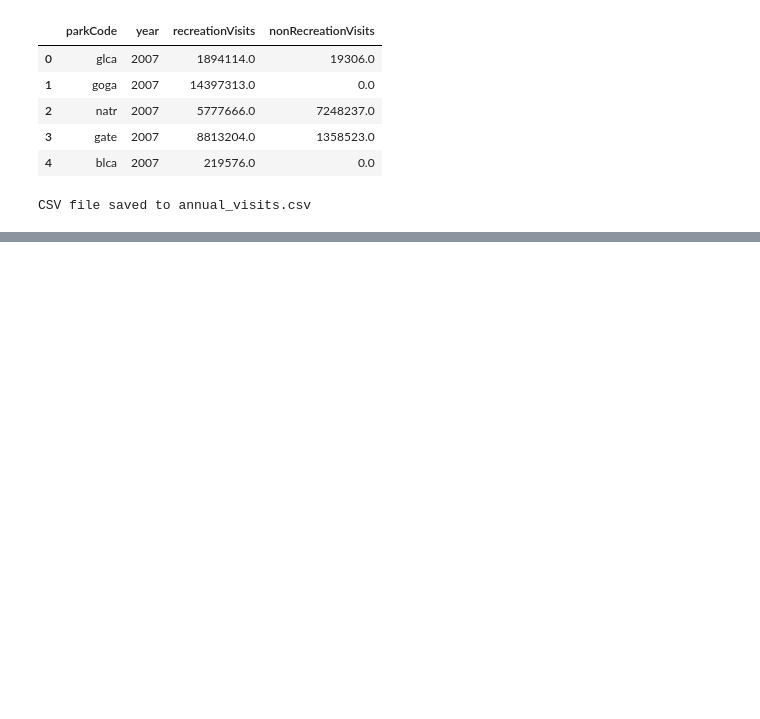
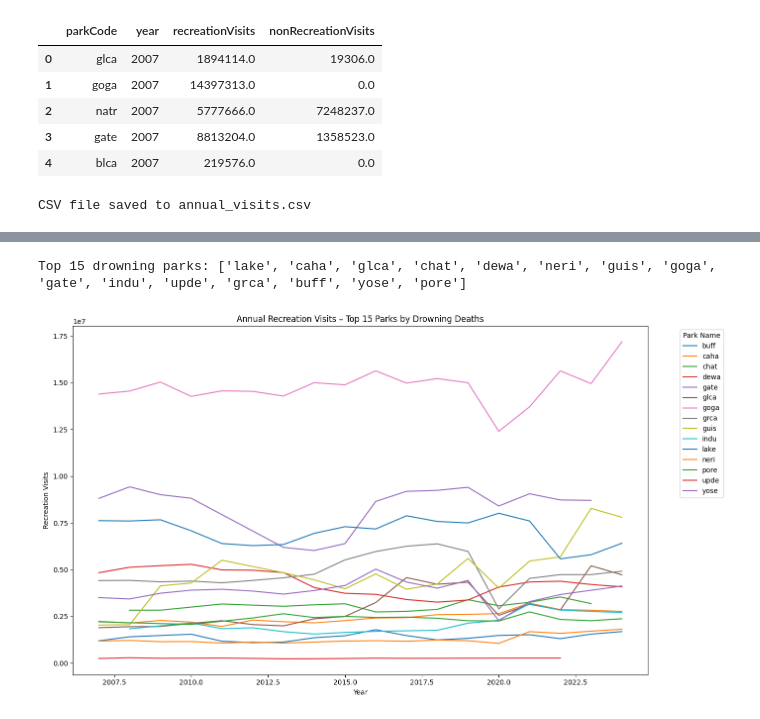
Before and after one commit to jeccalong/NPS_Dataset, a Jupyter notebook: Notebooks/withcodesdf.ipynb, the cells around one changed output, grey strips where cells are left out. Cells and saved outputs as stored; diff of their text form; code cells hidden in the pictures; blank space fills up the shorter version.

Commit message:
Created figure

```diff
--- a/Notebooks/withcodesdf.ipynb
+++ b/Notebooks/withcodesdf.ipynb
@@ -203,0 +215,32 @@ CSV file saved to annual_visits.csv
+# %%
+# filter rows where Cause of Death mentions "drown"
+drowning = df[df["Cause of Death"].str.contains("drown", case=False, na=False)]
+# %%
+# count how many drowning rows per parkCode
+top15_parks = (
+    drowning.groupby("parkCode")
+    .size()
+    .sort_values(ascending=False)
+    .head(15)
+    .index
+)
+
+print("Top 15 drowning parks:", list(top15_parks))
+# %% [output]
+Top 15 drowning parks: ['lake', 'caha', 'glca', 'chat', 'dewa', 'neri', 'guis', 'goga', 'gate', 'indu', 'upde', 'grca', 'buff', 'yose', 'pore']
+# %%
+visits_top15 = df_visits[df_visits["parkCode"].isin(top15_parks)]
+# %%
+plt.figure(figsize=(14,8))
+
+for park, grp in visits_top15.groupby("parkCode"):
+    plt.plot(grp["year"], grp["recreationVisits"], label=park)
+
+plt.title("Annual Recreation Visits – Top 15 Parks by Drowning Deaths")
+plt.xlabel("Year")
+plt.ylabel("Recreation Visits")
+plt.legend(title="Park Name", bbox_to_anchor=(1.05, 1), loc="upper left")
+plt.tight_layout()
+plt.show()
+# %% [output]
+[figure, added]
```
Also changed, not shown: parts of 1 cell of this notebook.
